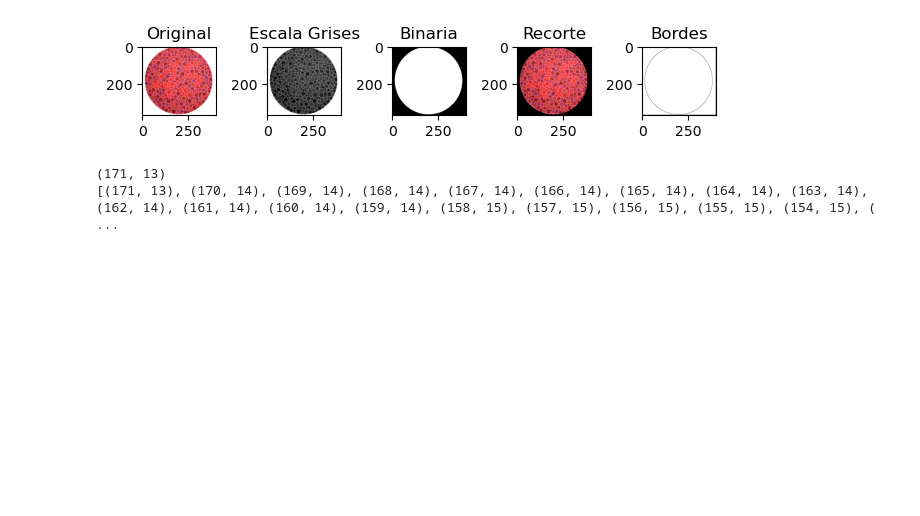
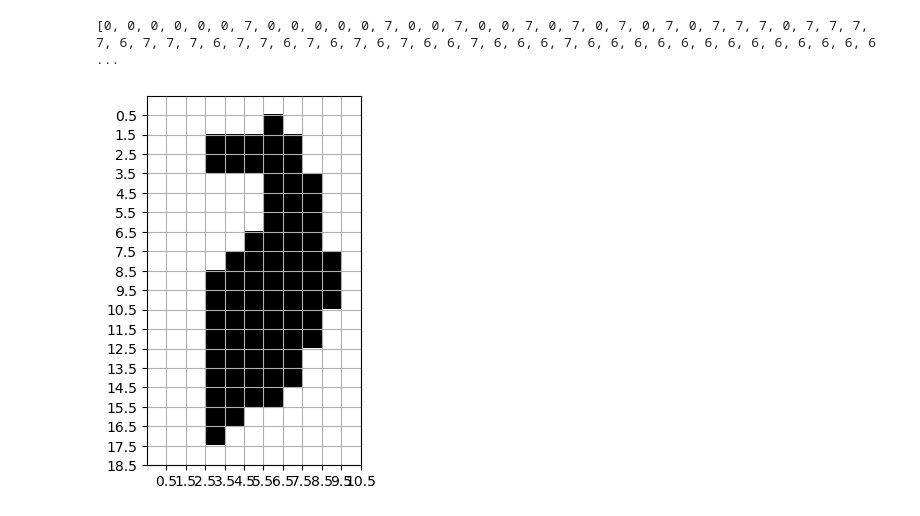
Before and after one commit to DiegoCastr00/VisionArtificial, a Jupyter notebook: Practica2-2.ipynb, the cells around one changed output. Cells and saved outputs as stored; diff of their text form; code cells hidden in the pictures; blank space fills up the shorter version.

```diff
--- a/Practica2-2.ipynb
+++ b/Practica2-2.ipynb
@@ -8,0 +271,25 @@ from formas_binarias import detectar_bordes_binarios
+# %%
+a = 0
+b = 1
+test = np.array([[a, a, a, a, a, a, a, a, a, a, a],
+                [a, a, a, a, a, a, b, a, a, a, a],
+                [a, a, a, b, b, b, b, b, a, a, a],
+                [a, a, a, b, b, b, b, b, a, a, a],
+                [a, a, a, a, a, a, b, b, b, a, a],
+                [a, a, a, a, a, a, b, b, b, a, a],
+                [a, a, a, a, a, a, b, b, b, a, a],
+                [a, a, a, a, a, b, b, b, b, a, a],
+                [a, a, a, a, b, b, b, b, b, b, a],
+                [a, a, a, b, b, b, b, b, b, b, a],
+                [a, a, a, b, b, b, b, b, b, b, a],
+                [a, a, a, b, b, b, b, b, b, a, a],
+                [a, a, a, b, b, b, b, b, b, a, a],
+                [a, a, a, b, b, b, b, b, a, a, a],
+                [a, a, a, b, b, b, b, b, a, a, a],
+                [a, a, a, b, b, b, b, a, a, a, a],
+                [a, a, a, b, b, a, a, a, a, a, a],
+                [a, a, a, b, a, a, a, a, a, a, a],
+                [a, a, a, a, a, a, a, a, a, a, a]])
+border_points, chain_points = FreemanChain(test, 8)
+print("Border Points:", border_points)
+print("Chain Points:", chain_points)
@@ -8,0 +427,12 @@ from formas_binarias import detectar_bordes_binarios
+# %%
+print(chainCircle)
+# %% [output]
+[0, 0, 0, 0, 0, 0, 7, 0, 0, 0, 0, 0, 7, 0, 0, 7, 0, 0, 7, 0, 7, 0, 7, 0, 7, 0, 7, 7, 7, 0, 7, 7, 7, 7, 6, 7, 7, 7, 6, 7, 7, 6, 7, 6, 7, 6, 7, 6, 6, 7, 6, 6, 6, 7, 6, 6, 6, 6, 6, 6, 6, 6, 6, 6, 6, 6, 6 ...
+# %%
+plt.imshow(test, cmap='binary')
+plt.grid(True)
+plt.xticks(np.arange(0.5, test.shape[1]+0.5, 1))
+plt.yticks(np.arange(0.5, test.shape[0]+0.5, 1))
+plt.show()
+# %% [output]
+[figure, added]
@@ -12,8 +484,8 @@ imgGray = rgb2gray(image)
 binary = thresholdOtsu(imgGray)
 masked = np.zeros_like(image)
 bordes_detectados = detectar_bordes_binarios(binary, 3)
-for i in range(image.shape[1]):
-    for j in range(image.shape[0]):
+for i in range(binary.shape[1]):
+    for j in range(binary.shape[0]):
         if binary[j, i] == 0:
             masked[j, i, :] = image[j, i, :]
 fig, axs = plt.subplots(1, 5)
@@ -28,5 +500,3 @@ axs[3].set_title("Recorte")
 axs[4].imshow(bordes_detectados, 'binary')
 axs[4].set_title("Bordes")
 fig.tight_layout()
-# %% [output]
-[figure, removed]
@@ -67,7 +502,0 @@ def primer0(contorno):
-# %%
-print(primer0(borderless_image))
-liscontorno = bettle(primer0(borderless_image), borderless_image)
-print(liscontorno)
-# %% [output]
-(171, 13)
-[(171, 13), (170, 14), (169, 14), (168, 14), (167, 14), (166, 14), (165, 14), (164, 14), (163, 14), (162, 14), (161, 14), (160, 14), (159, 14), (158, 15), (157, 15), (156, 15), (155, 15), (154, 15), ( ...
```
Also changed, not shown: parts of 21 cells of this notebook.
